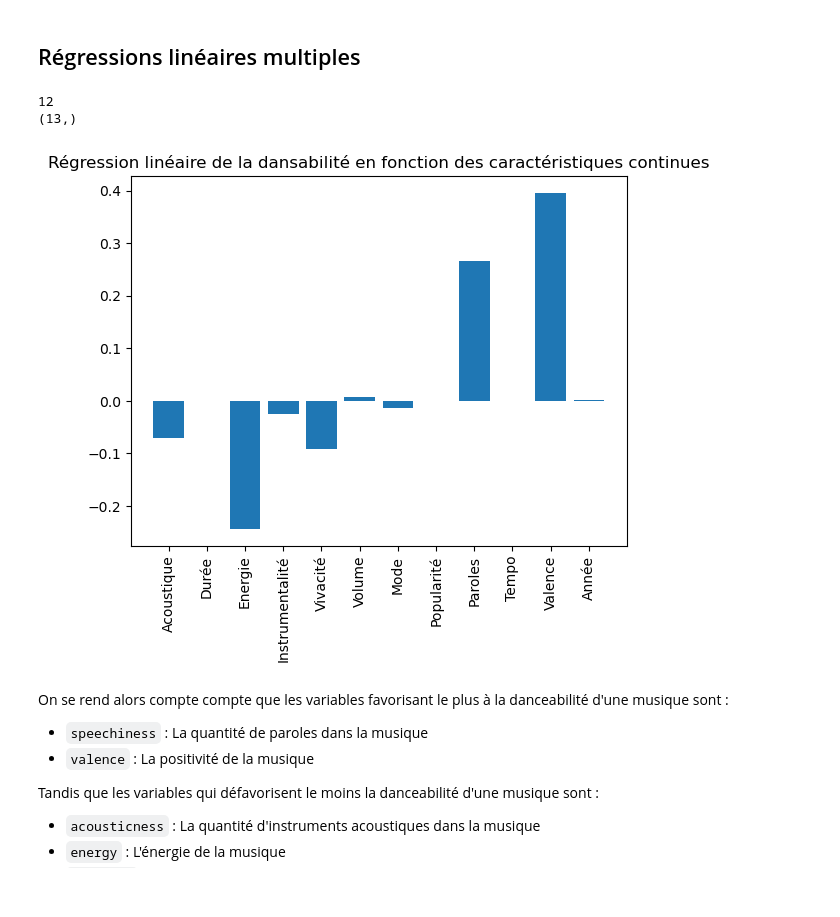
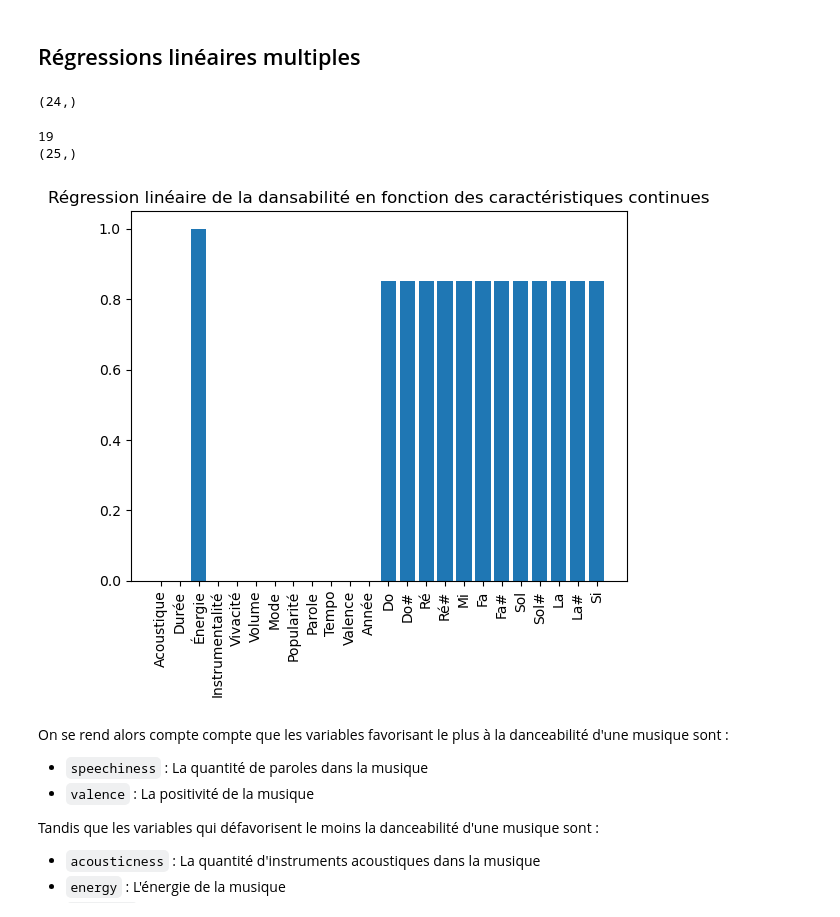
Before and after one commit to AlixANNERAUD/Music_danceability_prediction, a Jupyter notebook: Projet.ipynb, the cells around one changed output. Drawn from its saved outputs; the diff is of its cells as text; code cells hidden in the pictures.

```diff
--- a/Projet.ipynb
+++ b/Projet.ipynb
@@ -101,17 +109,23 @@ Quantitatives_Variables = np.array([ Data[:,acousticness],
                             np.zeros(n),    # A
                             np.zeros(n),    # A#
                             np.zeros(n)    # B
-                            ]).T
+                            ], dtype=np.float64).T
+
+Quantitatives_Variables_Labels = ["Acoustique", "Durée", "Énergie", "Instrumentalité", "Vivacité", "Volume", "Mode", "Popularité", "Parole", "Tempo", "Valence", "Année", "Do", "Do#", "Ré", "Ré#", "Mi", "Fa", "Fa#", "Sol", "Sol#", "La", "La#", "Si"]
 
 print(Quantitatives_Variables.shape)
 
 # - Convertir les variables qualitatives en variables quantitatives
 for i in range(n):
     Quantitatives_Variables[i][Data[i][key] + 12] = 1.0
-    Quantitatives_Variables[i][5] = (10 ** Quantitatives_Variables[i][5]) / 10
+    Quantitatives_Variables[i][5] = (10 ** Quantitatives_Variables[i][5]) / 10 # Converti le loudness en echelle linéaire (pas de négatif)
 
 Lignes, Colones = Quantitatives_Variables.shape
 
+Danceability = Quantitatives_Variables[:,danceability]
+
+print(Quantitatives_Variables[0])
+
 print(f"Le jeu de donné contient {Colones} variables pour {Lignes} observations.")
 # %% [output]
 (169909, 24)
@@ -273,23 +261,30 @@ La matrice a bien une diagonale dominante, ce qui est normal car les variables s
 # %% [markdown]
 ## Régressions linéaires multiples
 # %%
-n, p = Quantitatives_Variables.shape
+Linear_Regressions = np.concatenate((Quantitatives_Variables, np.ones((Lignes, 1))), axis=1)
 
-Linear_Regressions = np.concatenate((Quantitatives_Variables, np.ones((n, 1))), axis=1)
+Linear_Reg = LinearRegression()
+Linear_Reg.fit(Quantitatives_Variables, Danceability)
+
+print(Linear_Reg.coef_.shape)
+# %% [output]
+(24,)
 # %%
+
+
 Alpha = np.linalg.solve(Linear_Regressions.T @ Linear_Regressions, Linear_Regressions.T @ Danceability)
 print(p)
 print(Alpha.shape)
 
-plt.bar(np.arange(p), Alpha[:-1])
+plt.bar(np.arange(Colones), Alpha[:-1])
 plt.title("Régression linéaire de la dansabilité en fonction des caractéristiques continues")
-plt.xticks(np.arange(p), ["Acoustique", "Durée", "Energie", "Instrumentalité", "Vivacité", "Volume", "Mode", "Popularité", "Paroles", "Tempo", "Valence", "Année"], rotation='vertical')
+plt.xticks(np.arange(Colones), Quantitatives_Variables_Labels, rotation='vertical')
 plt.savefig("./Images/Régression linéaire de la dansabilité en fonction des caractéristiques continues.svg")
 plt.show()
 # %% [output]
-12
-(13,)
+19
+(25,)
-[figure, old version]
+[figure, new version]
 # %% [markdown]
 On se rend alors compte compte que les variables favorisant le plus à la danceabilité d'une musique sont :
 - `speechiness` : La quantité de paroles dans la musique
```
Also changed, not shown: parts of 17 cells of this notebook, 7 other files.
